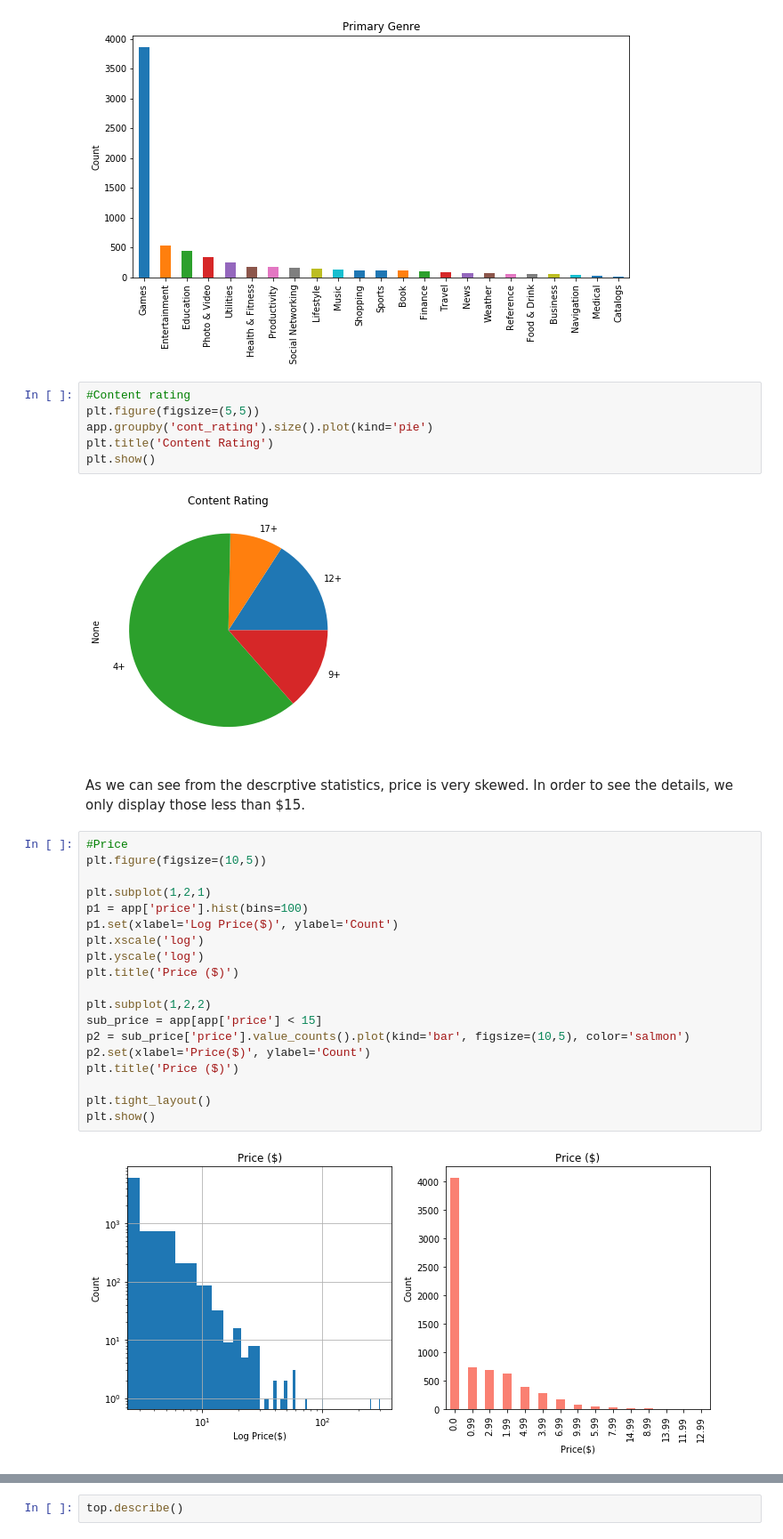
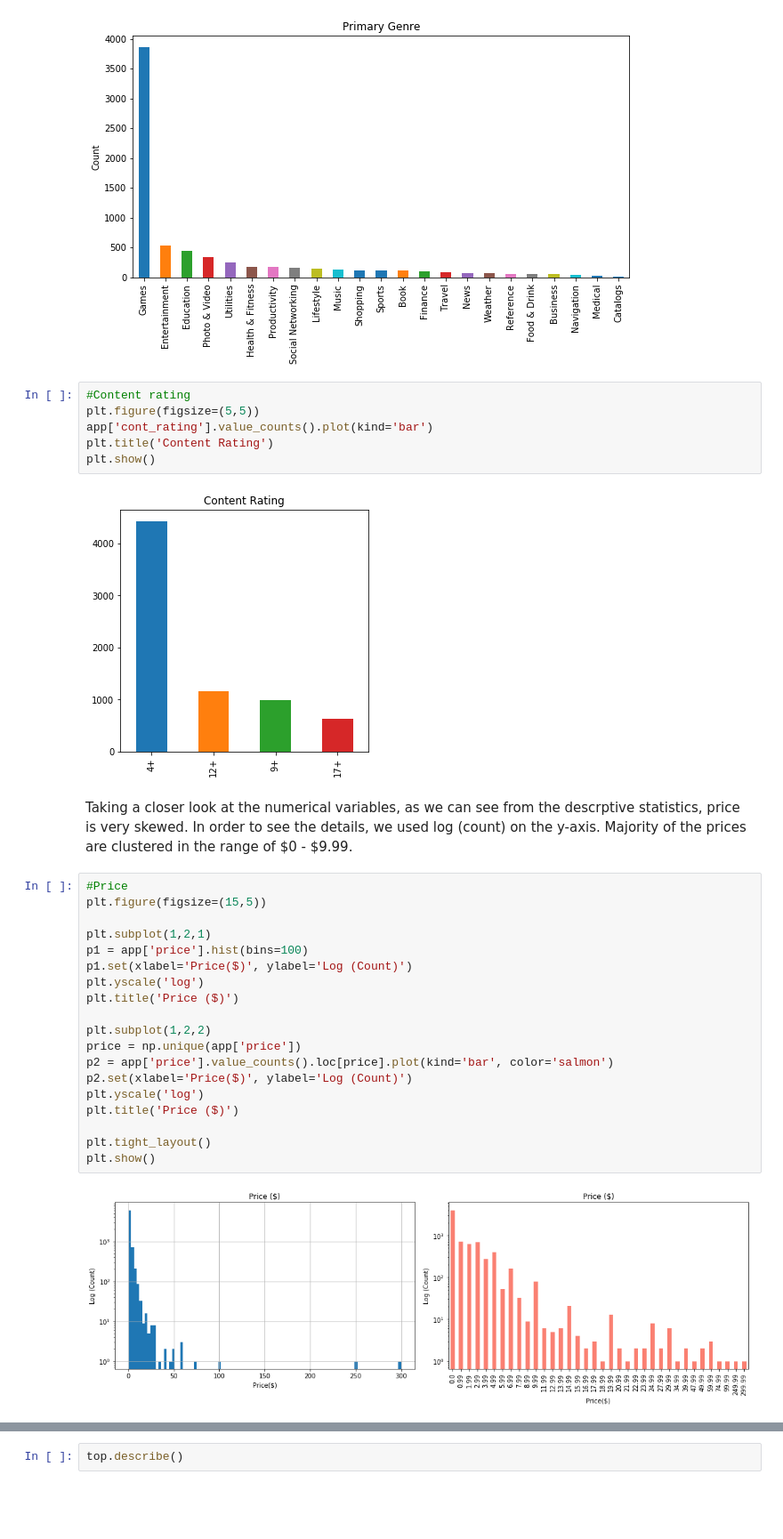
Before and after one commit to snowbright/Thinkful, a Jupyter notebook: Capstone1-Analytic Report and Research Proposal_draft.ipynb, the cells around one changed output, grey strips where cells are left out. Shown: that part at 89% size. Drawn from its saved outputs; the diff is of its cells as text; blank space fills up the shorter version.

```diff
--- a/Capstone1-Analytic Report and Research Proposal_draft.ipynb
+++ b/Capstone1-Analytic Report and Research Proposal_draft.ipynb
@@ -108,31 +97,31 @@ plt.show()
 # %%
 #Content rating
 plt.figure(figsize=(5,5))
-app.groupby('cont_rating').size().plot(kind='pie')
+app['cont_rating'].value_counts().plot(kind='bar')
 plt.title('Content Rating')
 plt.show()
 # %% [output]
-[figure, old version]
+[figure, new version]
 # %% [markdown]
-As we can see from the descrptive statistics, price is very skewed. In order to see the details, we only display those less than \$15.
+Taking a closer look at the numerical variables, as we can see from the descrptive statistics, price is very skewed. In order to see the details, we used log (count) on the y-axis. Majority of the prices are clustered in the range of \$0 - \$9.99.
 # %%
 #Price
-plt.figure(figsize=(10,5))
+plt.figure(figsize=(15,5))
 
 plt.subplot(1,2,1)
 p1 = app['price'].hist(bins=100)
-p1.set(xlabel='Log Price($)', ylabel='Count')
-plt.xscale('log')
+p1.set(xlabel='Price($)', ylabel='Log (Count)')
 plt.yscale('log')
 plt.title('Price ($)')
 
 plt.subplot(1,2,2)
-sub_price = app[app['price'] < 15]
-p2 = sub_price['price'].value_counts().plot(kind='bar', figsize=(10,5), color='salmon')
-p2.set(xlabel='Price($)', ylabel='Count')
+price = np.unique(app['price'])
+p2 = app['price'].value_counts().loc[price].plot(kind='bar', color='salmon')
+p2.set(xlabel='Price($)', ylabel='Log (Count)')
+plt.yscale('log')
 plt.title('Price ($)')
 
 plt.tight_layout()
 plt.show()
 # %% [output]
-[figure, old version]
+[figure, new version]
```
Also changed, not shown: parts of 46 cells of this notebook.
